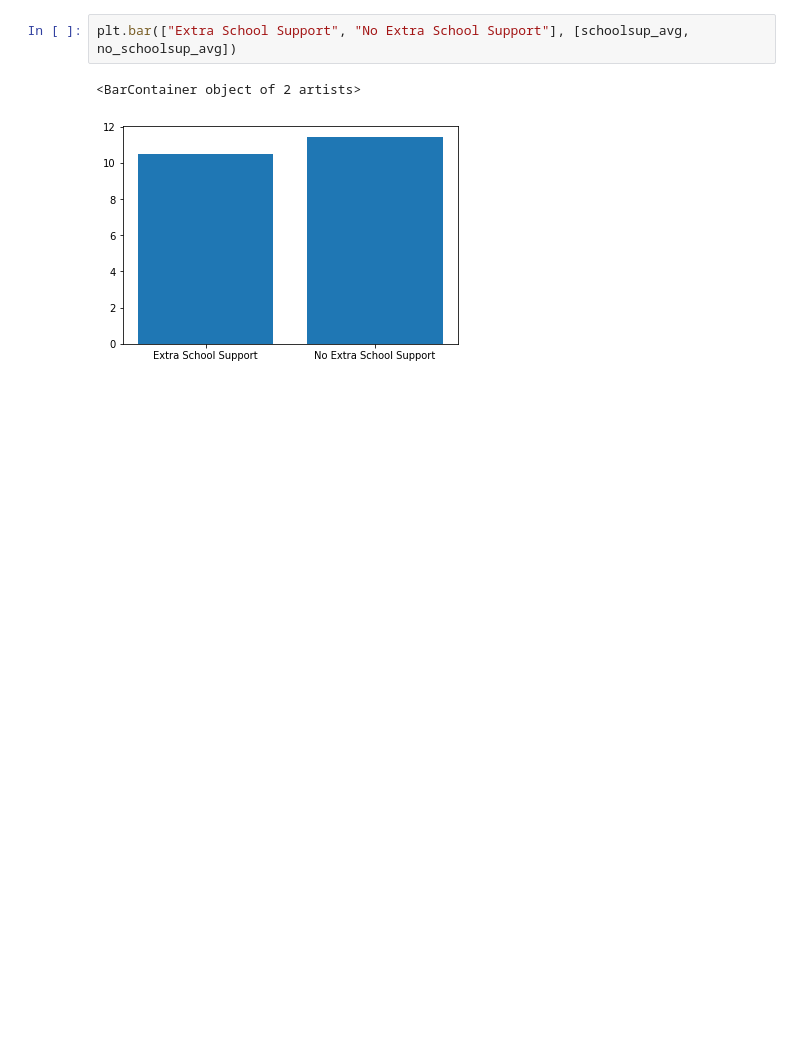
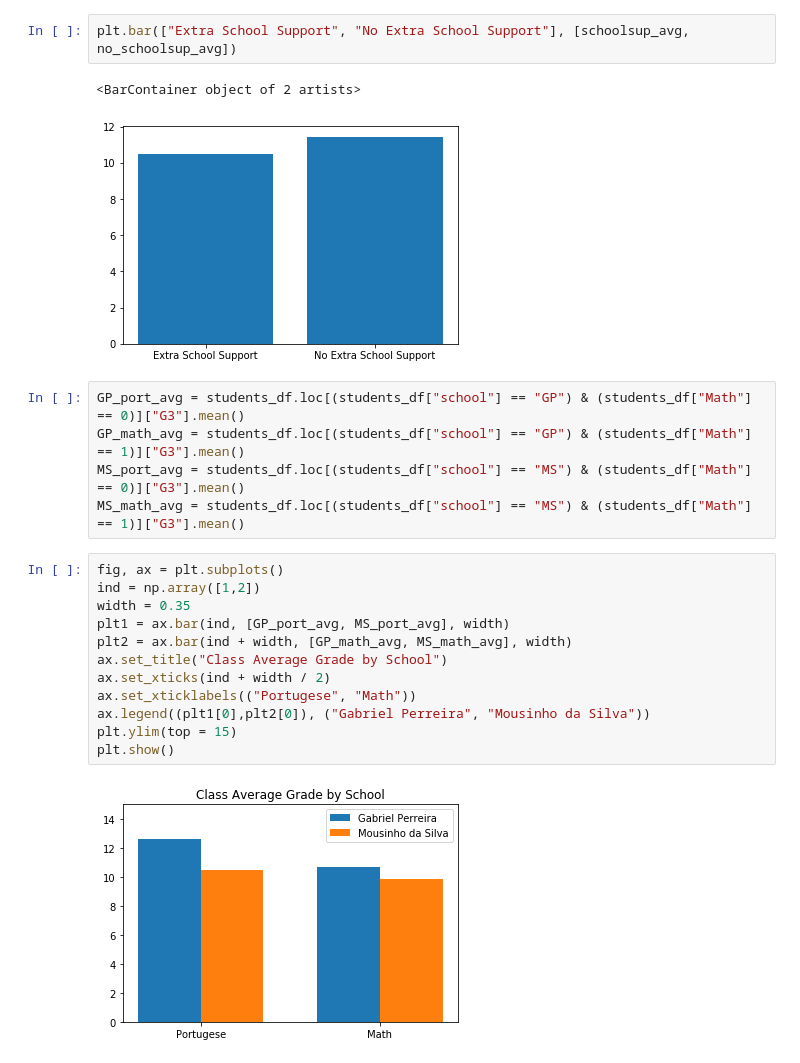
Before and after one commit to tatiana-ediger/predicting_student_performance, a Jupyter notebook: fp4.ipynb, the cells around one changed output. Drawn from its saved outputs; the diff is of its cells as text; blank space fills up the shorter version.

Commit message:
Added visualization for schools

```diff
--- a/fp4.ipynb
+++ b/fp4.ipynb
@@ -119,3 +119,22 @@ plt.bar(["Extra School Support", "No Extra School Support"], [schoolsup_avg, no_
 # %% [output]
 <BarContainer object of 2 artists>
 [figure]
+# %%
+GP_port_avg = students_df.loc[(students_df["school"] == "GP") & (students_df["Math"] == 0)]["G3"].mean()
+GP_math_avg = students_df.loc[(students_df["school"] == "GP") & (students_df["Math"] == 1)]["G3"].mean()
+MS_port_avg = students_df.loc[(students_df["school"] == "MS") & (students_df["Math"] == 0)]["G3"].mean()
+MS_math_avg = students_df.loc[(students_df["school"] == "MS") & (students_df["Math"] == 1)]["G3"].mean()
+# %%
+fig, ax = plt.subplots()
+ind = np.array([1,2])
+width = 0.35
+plt1 = ax.bar(ind, [GP_port_avg, MS_port_avg], width)
+plt2 = ax.bar(ind + width, [GP_math_avg, MS_math_avg], width)
+ax.set_title("Class Average Grade by School")
+ax.set_xticks(ind + width / 2)
+ax.set_xticklabels(("Portugese", "Math"))
+ax.legend((plt1[0],plt2[0]), ("Gabriel Perreira", "Mousinho da Silva"))
+plt.ylim(top = 15)
+plt.show()
+# %% [output]
+[figure, added]
```
